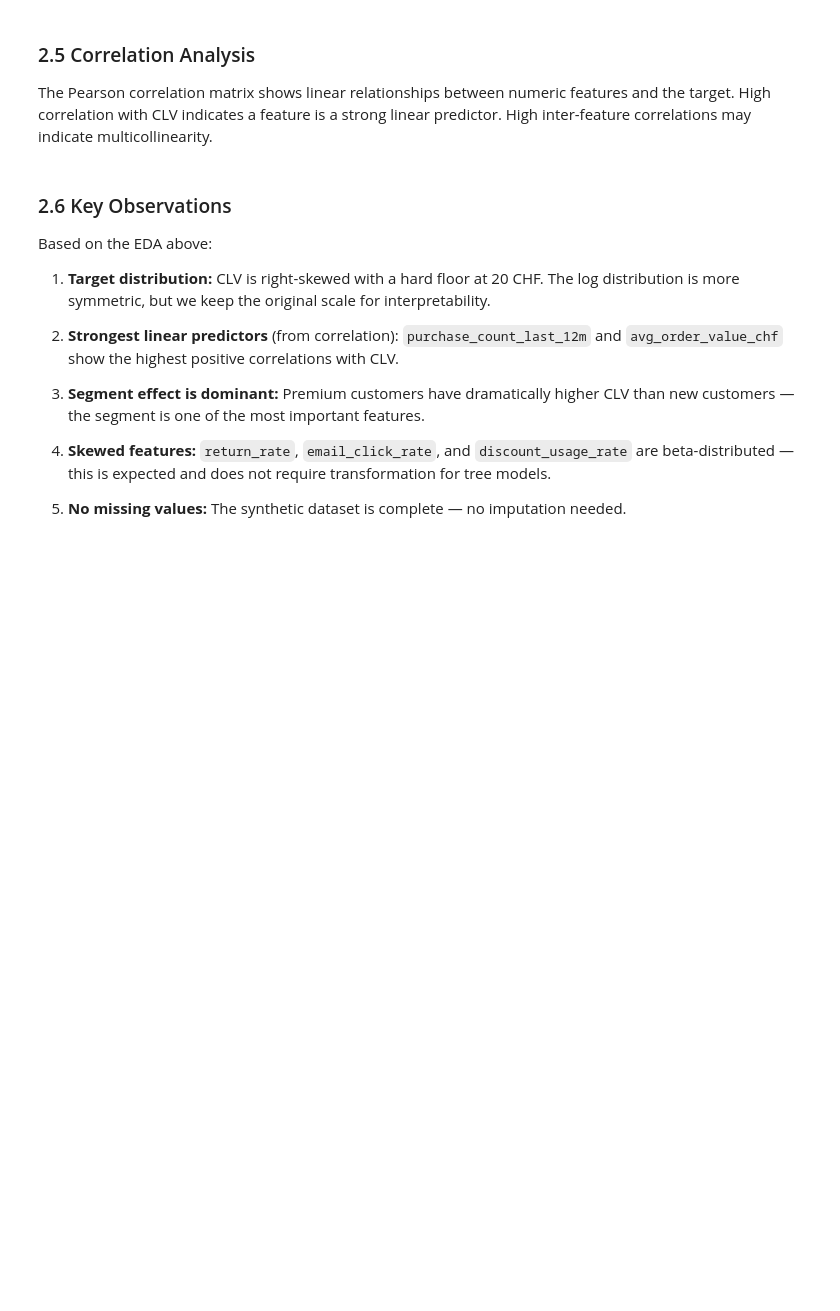
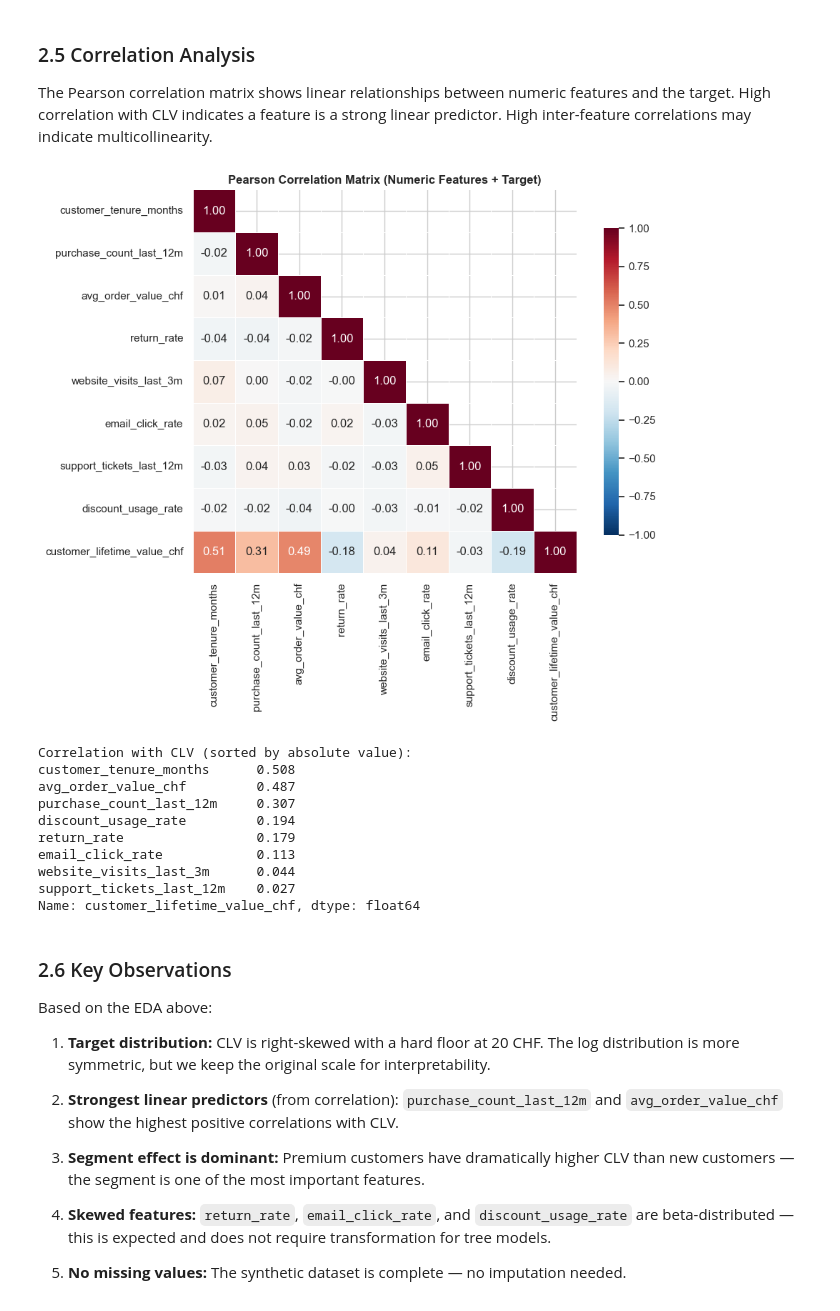
Before and after one commit to mauricerueegg/predicting-customer-lifetime-value-in-e-commerce, a Jupyter notebook: notebook.ipynb, the cells around one changed output. Drawn from its saved outputs; the diff is of its cells as text; code cells hidden in the pictures; blank space fills up the shorter version.

```diff
--- a/notebook.ipynb
+++ b/notebook.ipynb
@@ -330,21 +387,33 @@ The Pearson correlation matrix shows linear relationships between numeric featur
 # %%
 numeric_df = df[numeric_cols + ['customer_lifetime_value_chf']]
 corr_matrix = numeric_df.corr()
 
 plt.figure(figsize=(10, 8))
 mask = np.triu(np.ones_like(corr_matrix, dtype=bool), k=1)
 sns.heatmap(
-    corr_matrix, annot=True, fmt='.2f', cmap='RdBu_r',
+    corr_matrix, mask=mask, annot=True, fmt='.2f', cmap='RdBu_r',
     center=0, vmin=-1, vmax=1,
     square=True, linewidths=0.5, cbar_kws={'shrink': 0.8}
 )
 plt.title('Pearson Correlation Matrix (Numeric Features + Target)', fontsize=12, fontweight='bold')
 plt.tight_layout()
 plt.show()
 
 print('Correlation with CLV (sorted by absolute value):')
 clv_corr = corr_matrix['customer_lifetime_value_chf'].drop('customer_lifetime_value_chf').abs().sort_values(ascending=False)
 print(clv_corr.round(3))
+# %% [output]
+[figure, added]
+Correlation with CLV (sorted by absolute value):
+customer_tenure_months      0.508
+avg_order_value_chf         0.487
+purchase_count_last_12m     0.307
+discount_usage_rate         0.194
+return_rate                 0.179
+email_click_rate            0.113
+website_visits_last_3m      0.044
+support_tickets_last_12m    0.027
+Name: customer_lifetime_value_chf, dtype: float64
 # %% [markdown]
 ### 2.6 Key Observations
 
```
Also changed, not shown: parts of 22 cells of this notebook, 4 other files.
